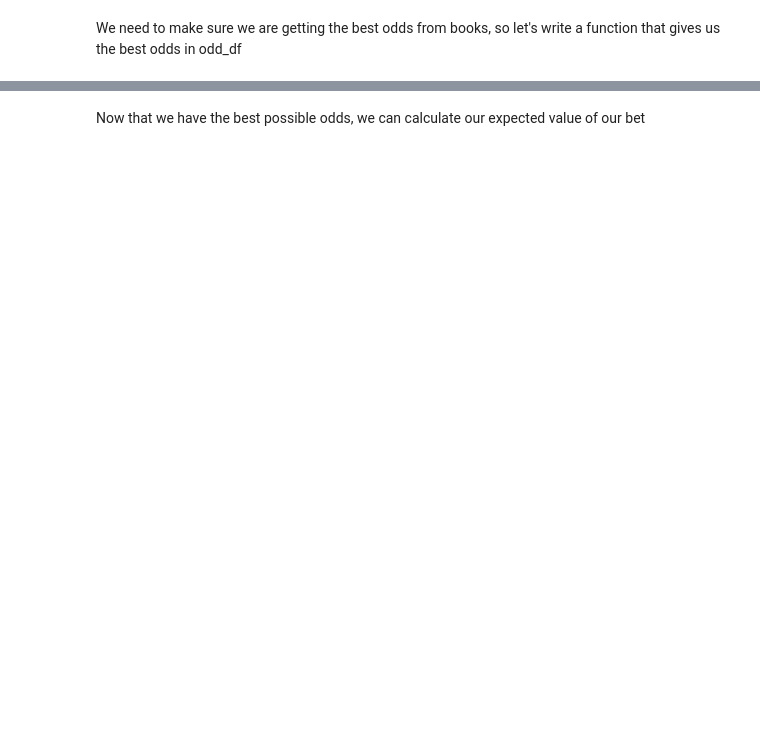
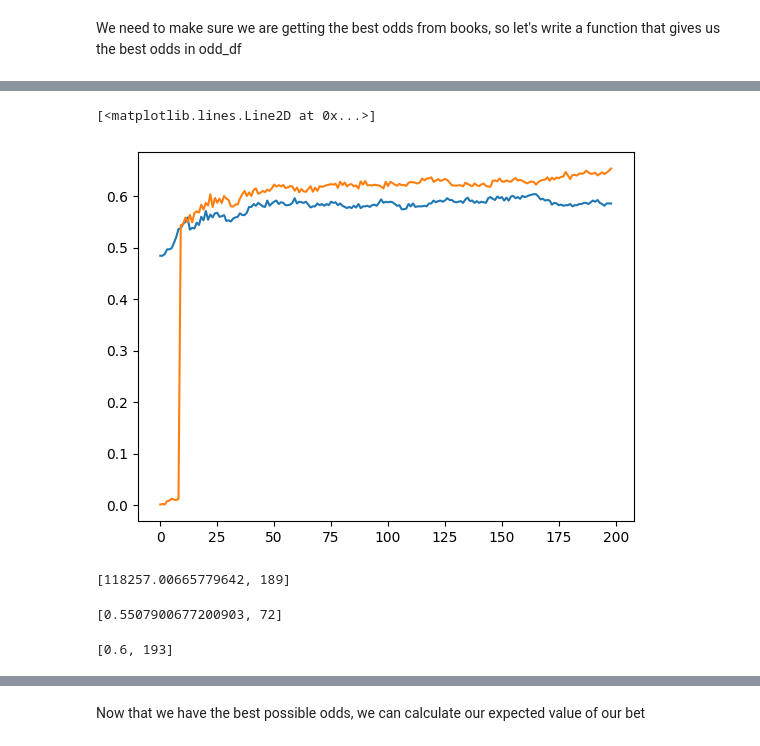
Before and after one commit to JonathanSears1/JonathanSears1.github.io, a Jupyter notebook: Beat-The-Books.ipynb, the cells around one changed output, grey strips where cells are left out. Saved outputs shown, nothing was run; the diff lists cells and outputs as text; code cells hidden in the pictures; blank space fills up the shorter version.

```diff
--- a/Beat-The-Books.ipynb
+++ b/Beat-The-Books.ipynb
@@ -1714,0 +2086,16 @@ test_profitability(x_features=x_features,y_feature='over',model_error=.6,bankrol
+# %%
+plt.plot(spread_accuracy)
+plt.plot(spread_adj_accuracy)
+# %% [output]
+[<matplotlib.lines.Line2D at 0x...>]
+[figure, added]
+# %%
+over_profits,over_accuracy,over_adj_accuracy,over_max_profit,over_max_accuracy,over_max_adj_accuracy = find_optimal_k(over_results)
+
+display(over_max_profit)
+display(over_max_accuracy)
+display(over_max_adj_accuracy)
+# %% [output]
+[118257.00665779642, 189]
+[0.5507900677200903, 72]
+[0.6, 193]
```
Also changed, not shown: parts of 39 cells of this notebook, 1 other file.
